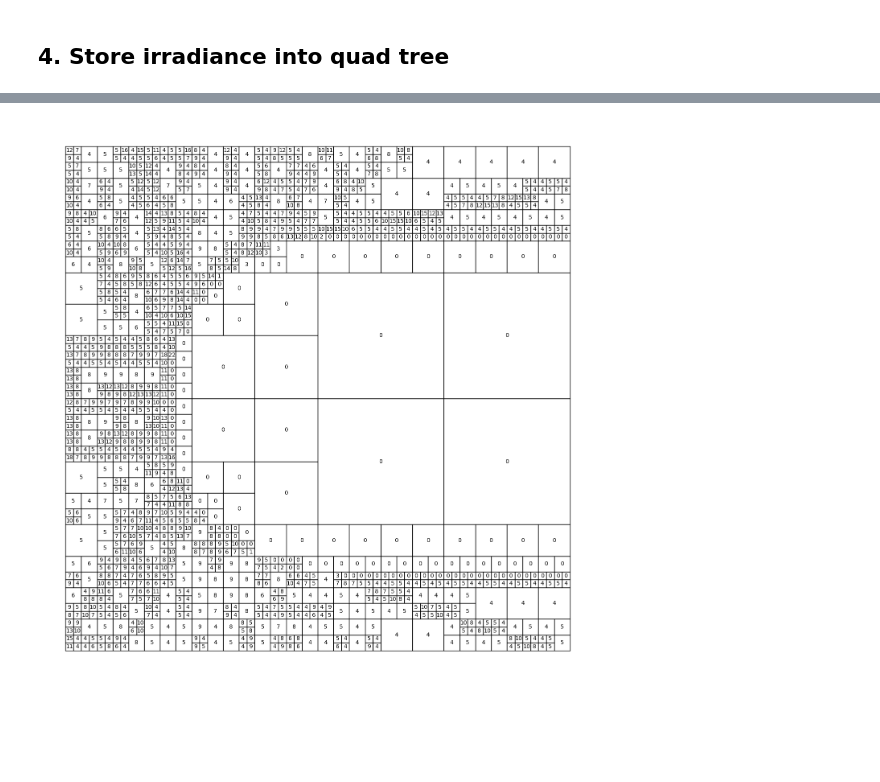
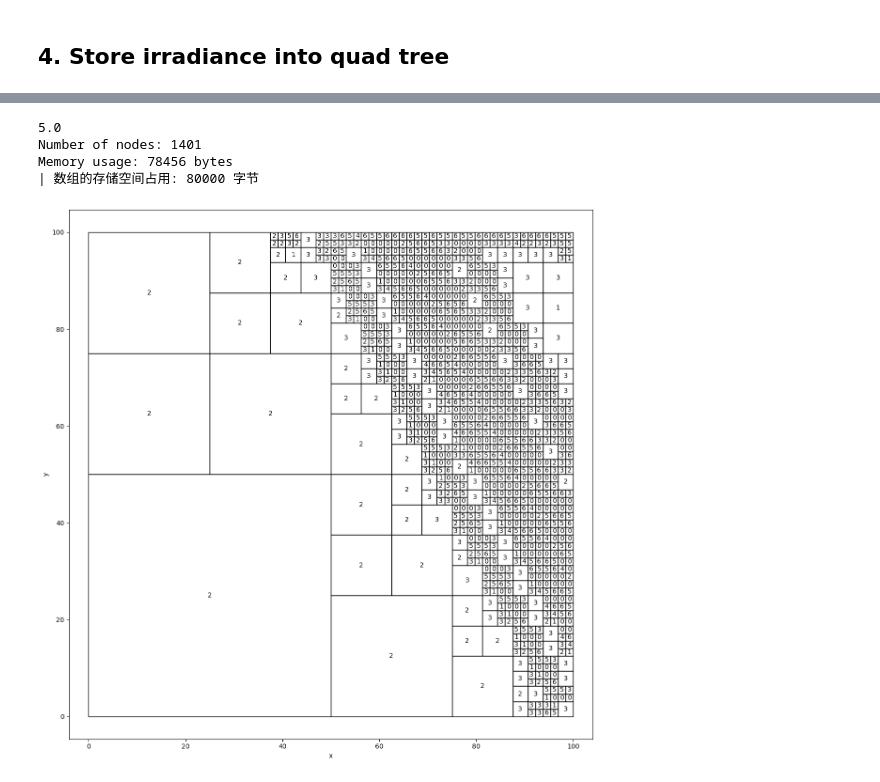
Before and after one commit to swirling-wind/demo-eikonal, a Jupyter notebook: wavefront_propagation.ipynb, the cells around one changed output, grey strips where cells are left out. Saved outputs shown, nothing was run; the diff lists cells and outputs as text; code cells hidden in the pictures; blank space fills up the shorter version.

Commit message:
Finish quad tree data structure

```diff
--- a/wavefront_propagation.ipynb
+++ b/wavefront_propagation.ipynb
@@ -265,15 +276,0 @@ def visualize_quad_tree(node: Node | None, x: float, y: float, size: float):
-# %%
-test_irradiance = ior_field_dict['concave_lens']['irradiance']
-# 构建四叉树
-quad_tree = QuadTree(threshold=4)
-root = quad_tree.construct(test_irradiance)
-
-# 可视化四叉树
-plt.figure(figsize=(14, 14))
-visualize_quad_tree(root, 0, 0, test_irradiance.shape[0])
-plt.axis('equal')
-plt.axis('off')
-plt.tight_layout()
-plt.show()
-# %% [output]
-[figure, removed]
@@ -279,0 +328,24 @@ plt.show()
+# %%
+value = quad_tree.query(99, 99)
+print(value)
+
+node_count = count_nodes(quad_tree)
+print(f"Number of nodes: {node_count}")
+
+memory_usage = calculate_memory_usage(quad_tree)
+print(f"Memory usage: {memory_usage} bytes")
+print(f"| 数组的存储空间占用: {test_irradiance.nbytes} 字节")
+
+plt.figure(figsize=(12, 12))
+visualize_quad_tree(quad_tree, 0, 0, quad_tree.grid_size)
+plt.axis('equal')
+plt.xlabel('x')
+plt.ylabel('y')
+plt.tight_layout()
+plt.show()
+# %% [output]
+5.0
+Number of nodes: 1401
+Memory usage: 78456 bytes
+| 数组的存储空间占用: 80000 字节
+[figure, added]
```
Also changed, not shown: parts of 4 cells of this notebook.
